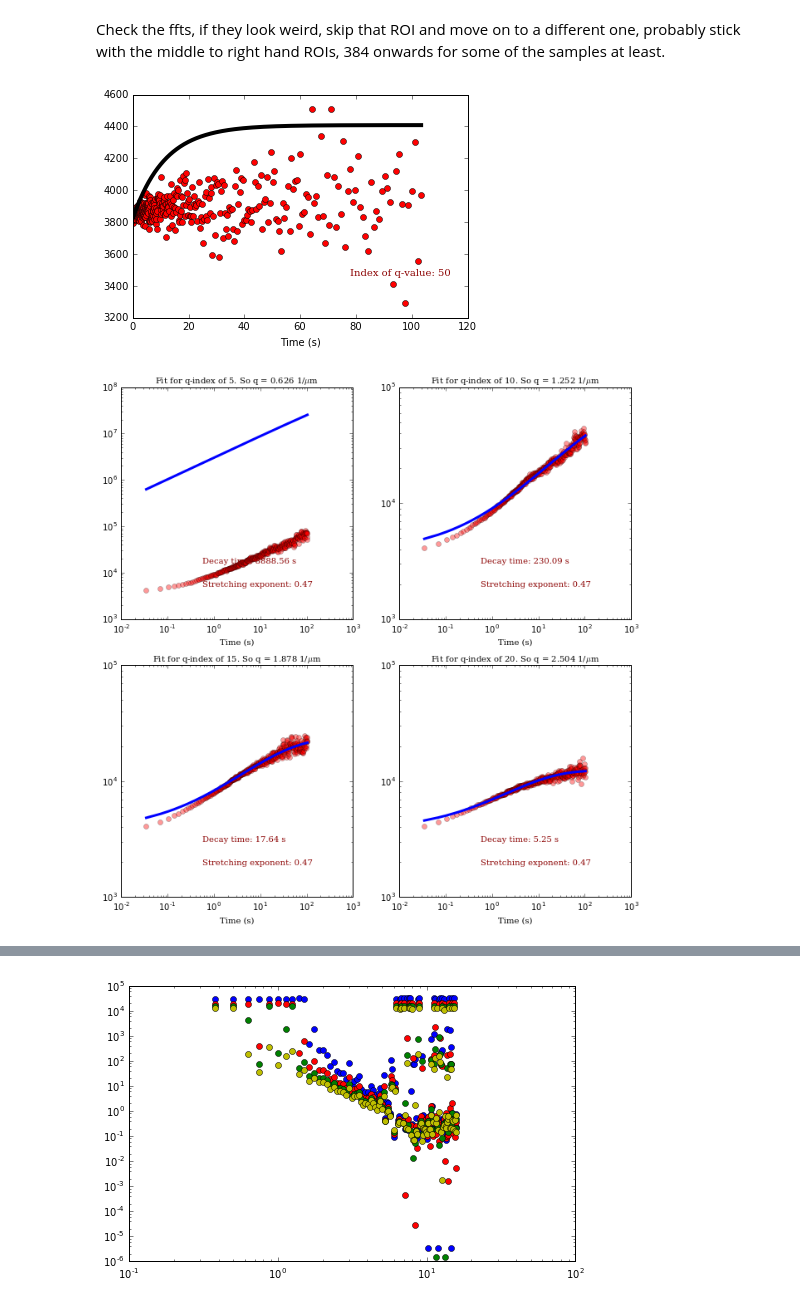
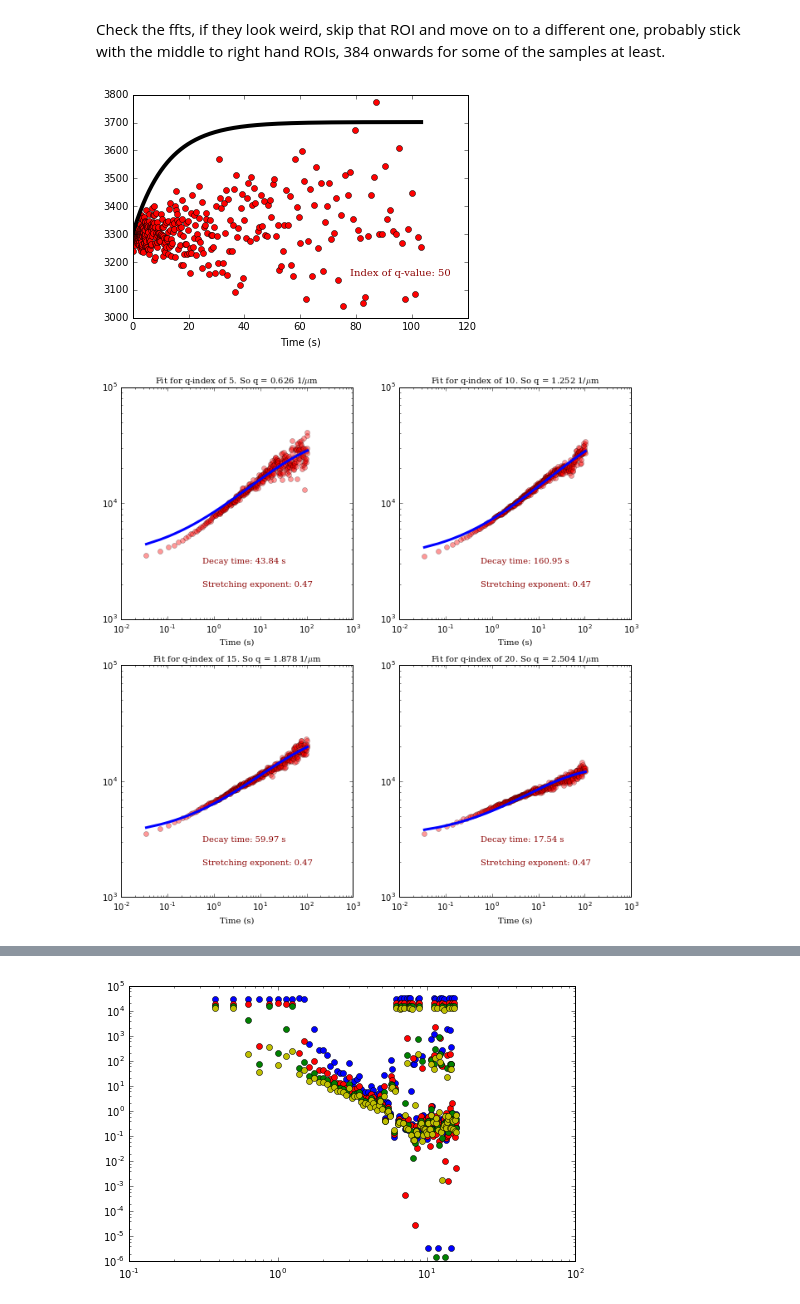
Before and after one commit to rmcgorty/Differential-Dynamic-Microscopy---Python, a Jupyter notebook: DDM analysis for DNA samples.ipynb, the cells around one changed output, grey strips where cells are left out. Drawn from its saved outputs; the diff is of its cells as text; code cells hidden in the pictures.

```diff
--- a/DDM analysis for DNA samples.ipynb
+++ b/DDM analysis for DNA samples.ipynb
@@ -44,7 +44,7 @@ imDimension = 256
 # %%
 # different ROIs and the video number, change samNumber based upon the number of videos taken for the condition
 ROI = ['128', '384',  '640']
-samNumber = ['1','2','3','4','5','6','7','8']
+samNumber = ['1','2','4','6','7','8']
 num = 0
 AvgROIs = np.empty(len(ROI))
 # %% [markdown]
@@ -53,7 +53,7 @@ Check the ffts, if they look weird, skip that ROI and move on to a different one
 ### %matplotlib inline
 mpld3.enable_notebook()
 # Change the directory or data file and change the condition number so the average ROI list can be iterated over
-ss = 0 #changes the video
+ss = 3 #changes the video
 c = 2 #changes the ROI
 
 data_dir = "Z:\\Devynn_Summer2018\\Data\\2018-07-11_DNA\\2018-07-11_videos\\Actin\\"
@@ -72,22 +72,22 @@ ffts = dat['ffts']
 # %%
 %matplotlib inline
 mpld3.enable_notebook()
 
 q = np.arange(0,imDimension/2)*2*np.pi*(1./(imDimension*px))
 times = dts/framerate
 q_index = 50
-backg = 3820
+backg = 3300
 #We try to use the function `returnReasonableParams` to find reasonable initial guesses for the fitting function
 
 pars,minp,maxp,lmin,lmax,fix = ddm.returnReasonableParams(d=ravs[:,q_index],bg=backg, double=False, fps=framerate)
 plt.plot(times, ravs[:,q_index],'ro') #plot the data
 plt.plot(times, ddm.dTheory(times,*pars), '-k', lw=4) #see how well the initial guess performs
 ax = plt.gca()
 plt.text(0.8, 0.2, 'Index of q-value: %i' % q_index, horizontalalignment='center', verticalalignment='center',
            transform=ax.transAxes, fontdict=font_plt)
 plt.xlabel('Time (s)');
 # %% [output]
-[figure, old version]
+[figure, new version]
 # %%
 def two_rounds_fitting(data, times):
     '''
@@ -105,7 +105,7 @@ def two_rounds_fitting(data, times):
     maxp[3]=0.63
     maxp[2]=6000
     minp[2]=0
-    pars[3]=0.47
+    pars[3]=0.467
     maxp[1] = 10000
     maxp[5] = 100
     fix[3]=FT[1]
@@ -163,7 +163,7 @@ for i,q_index in enumerate([5,10,15,20]):
     ax.set_title("Fit for q-index of %i. So q = %.3f 1/$\mu$m" % (q_index, q[q_index]), fontdict=font_plt_ax)
     #ax.set_ylim(2.5e3,4.5e3)
 # %% [output]
-[figure, old version]
+[figure, new version]
 # %%
 #Now, we'll do that fit for *all* q-values
 
```
Also changed, not shown: parts of 2 cells of this notebook.
